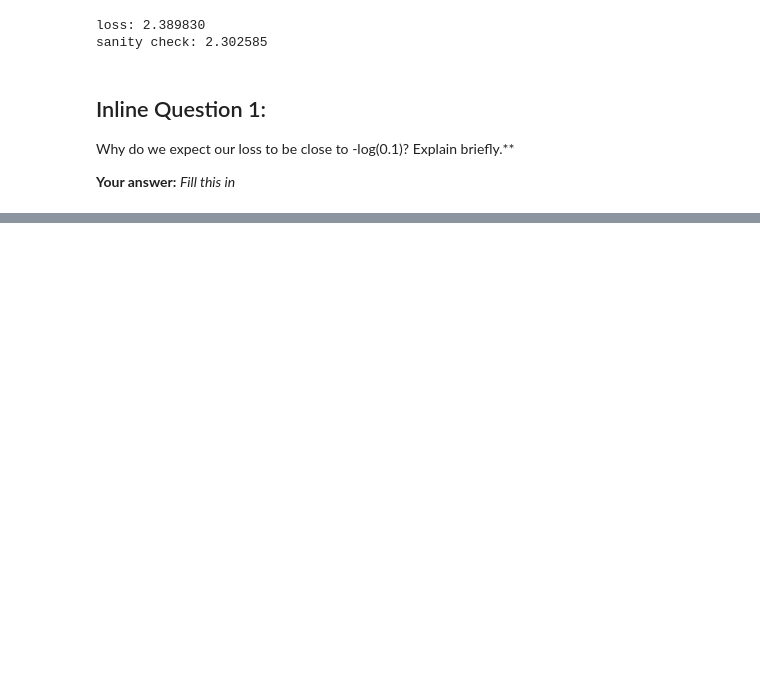
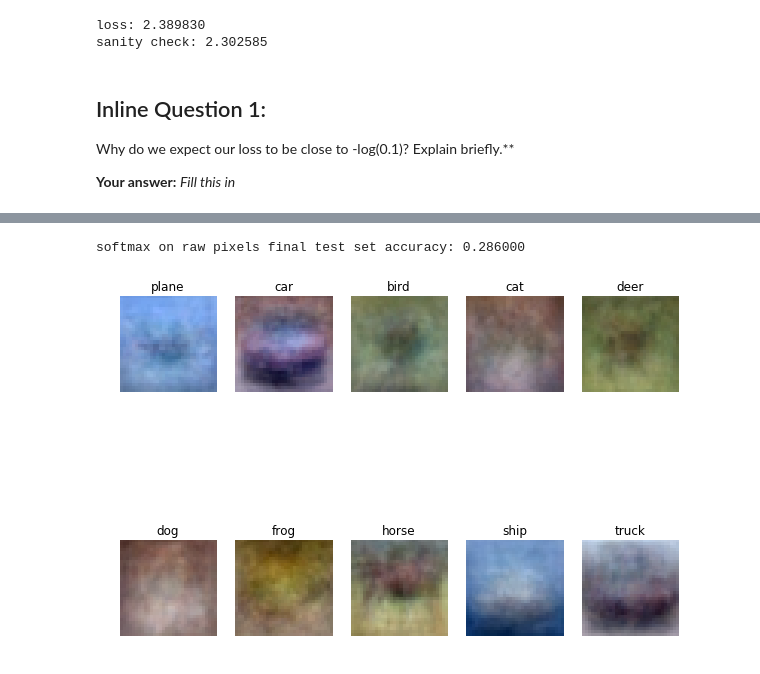
Before and after one commit to se7oluti0n/cs231n-work, a Jupyter notebook: assignment1/softmax.ipynb, the cells around one changed output, grey strips where cells are left out. Drawn from its saved outputs; the diff is of its cells as text; code cells hidden in the pictures; blank space fills up the shorter version.

Commit message:
run test softmax

```diff
--- a/assignment1/softmax.ipynb
+++ b/assignment1/softmax.ipynb
@@ -190,7 +190,7 @@ results = {}
 best_val = -1
 best_softmax = None
 learning_rates = [1e-7, 5e-7]
-regularization_strengths = [5e4, 1e8]
+regularization_strengths = [1e3, 5e5]
 
 ################################################################################
 # TODO:                                                                        #
@@ -198,7 +198,28 @@ regularization_strengths = [5e4, 1e8]
 # This should be identical to the validation that you did for the SVM; save    #
 # the best trained softmax classifer in best_softmax.                          #
 ################################################################################
-pass
+learning_rates_set = np.logspace(np.log10(learning_rates[0]), np.log10(learning_rates[1]), num=5)
+reg_set = np.logspace(np.log10(regularization_strengths[0]), np.log10(regularization_strengths[1]), num=5)
+
+print learning_rates_set
+print reg_set
+
+for rate in learning_rates_set:
+    for reg in reg_set:
+        softmax = Softmax()
+        softmax.train(X_train, y_train, learning_rate=rate, reg=reg,
+                      num_iters=2000, verbose=False)
+        y_train_pred = softmax.predict(X_train)
+        y_val_pred = softmax.predict(X_val)
+
+        train_accuracy = np.mean(y_train == y_train_pred)
+        val_accuracy = np.mean(y_val == y_val_pred)
+
+        results[(rate, reg)] = (train_accuracy, val_accuracy)
+
+        if val_accuracy > best_val:
+            best_val = val_accuracy
+            best_softmax = softmax
 ################################################################################
 #                              END OF YOUR CODE                                #
 ################################################################################
@@ -212,0 +252,10 @@ print 'best validation accuracy achieved during cross-validation: %f' % best_val
+# %%
+# In the file linear_classifier.py, implement SGD in the function
+# LinearClassifier.train() and then run it with the code below.
+from cs231n.classifiers import Softmax
+softmax = Softmax()
+tic = time.time()
+loss_hist = softmax.train(X_train, y_train, learning_rate=5e-7, reg=5e5,
+                      num_iters=10000, verbose=True)
+toc = time.time()
+print 'That took %fs' % (toc - tic)
@@ -213,22 +280,26 @@ print 'best validation accuracy achieved during cross-validation: %f' % best_val
 # %%
 # evaluate on test set
 # Evaluate the best softmax on test set
-y_test_pred = best_softmax.predict(X_test)
+y_test_pred = softmax.predict(X_test)
 test_accuracy = np.mean(y_test == y_test_pred)
 print 'softmax on raw pixels final test set accuracy: %f' % (test_accuracy, )
+# %% [output]
+softmax on raw pixels final test set accuracy: 0.286000
 # %%
 # Visualize the learned weights for each class
-w = best_softmax.W[:-1,:] # strip out the bias
+w = softmax.W[:-1,:] # strip out the bias
 w = w.reshape(32, 32, 3, 10)
 
 w_min, w_max = np.min(w), np.max(w)
 
 classes = ['plane', 'car', 'bird', 'cat', 'deer', 'dog', 'frog', 'horse', 'ship', 'truck']
 for i in xrange(10):
   plt.subplot(2, 5, i + 1)
 
   # Rescale the weights to be between 0 and 255
   wimg = 255.0 * (w[:, :, :, i].squeeze() - w_min) / (w_max - w_min)
   plt.imshow(wimg.astype('uint8'))
   plt.axis('off')
   plt.title(classes[i])
+# %% [output]
+[figure, added]
```
Also changed, not shown: parts of 4 cells of this notebook, 2 other files.
